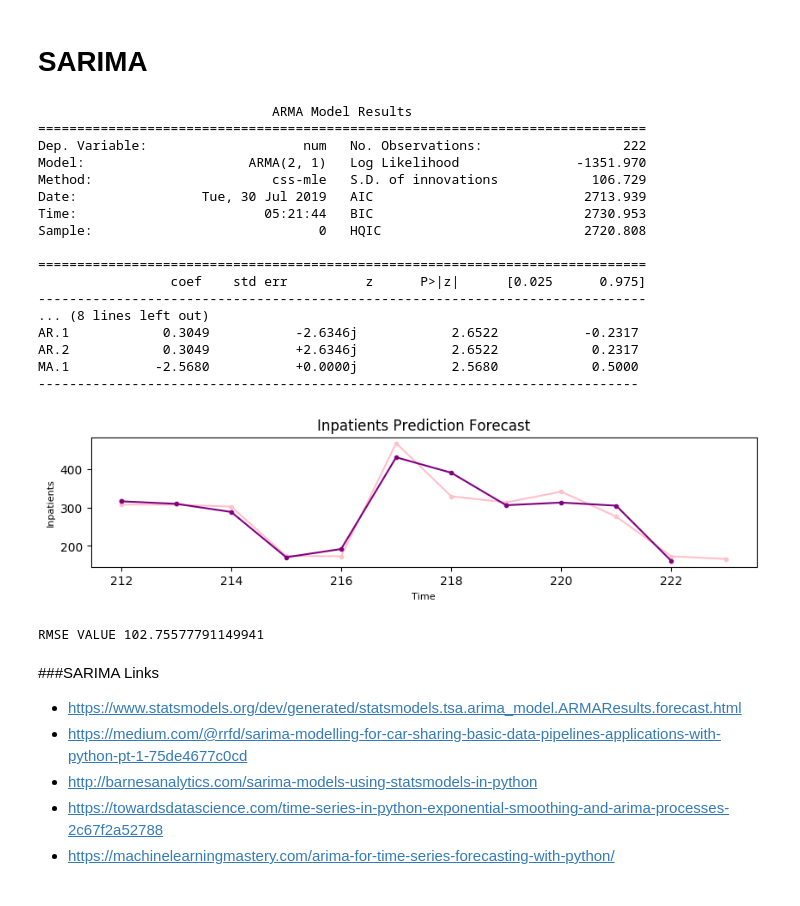
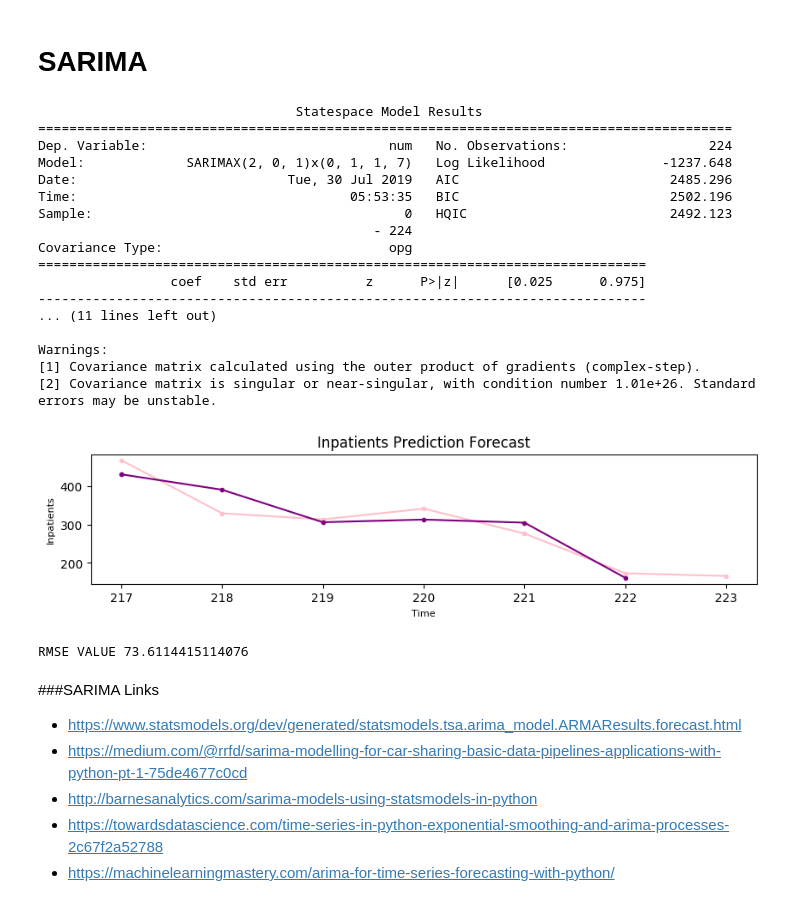
Before and after one commit to thefr33radical/hybrid_forecasting, a Jupyter notebook: code/models.ipynb, the cells around one changed output. Drawn from its saved outputs; the diff is of its cells as text; code cells hidden in the pictures.

```diff
--- a/code/models.ipynb
+++ b/code/models.ipynb
@@ -202,64 +210,63 @@ import numpy as np
 data = pd.read_csv("https://raw.githubusercontent.com/thefr33radical/hybrid_forecasting/master/data/parsed_inpatients.csv", error_bad_lines=False,header=0, parse_dates=[1], index_col=0, squeeze=True)
 data["num"] = data["num"].astype(float)
 # %%
-model=SARIMAX(endog=values,order=(2,0,1),seasonal_order=(0,1,1,7),enforce_invertibility=False)
+model=SARIMAX(endog=data["num"],order=(2,0,1),seasonal_order=(0,1,1,7),enforce_invertibility=False)
 sarima_fit= model.fit()
-print(arima_fit.summary())
+print(sarima_fit.summary())
 # %% [output]
-                              ARMA Model Results
-==============================================================================
-Dep. Variable:                    num   No. Observations:                  222
-Model:                     ARMA(2, 1)   Log Likelihood               -1351.970
-Method:                       css-mle   S.D. of innovations            106.729
-Date:                Tue, 30 Jul 2019   AIC                           2713.939
-Time:                        05:21:44   BIC                           2730.953
-Sample:                             0   HQIC                          2720.808
-
+                                 Statespace Model Results
+=========================================================================================
+Dep. Variable:                               num   No. Observations:                  224
+Model:             SARIMAX(2, 0, 1)x(0, 1, 1, 7)   Log Likelihood               -1237.648
+Date:                           Tue, 30 Jul 2019   AIC                           2485.296
+Time:                                   05:53:35   BIC                           2502.196
+Sample:                                        0   HQIC                          2492.123
+                                           - 224
+Covariance Type:                             opg
 ==============================================================================
                  coef    std err          z      P>|z|      [0.025      0.975]
 ------------------------------------------------------------------------------
-... (8 lines left out)
-AR.1            0.3049           -2.6346j            2.6522           -0.2317
-AR.2            0.3049           +2.6346j            2.6522            0.2317
-MA.1           -2.5680           +0.0000j            2.5680            0.5000
------------------------------------------------------------------------------
+... (11 lines left out)
+
+Warnings:
+[1] Covariance matrix calculated using the outer product of gradients (complex-step).
+[2] Covariance matrix is singular or near-singular, with condition number 1.01e+26. Standard errors may be unstable.
 # %%
 # Rollling Forecast
 
 # Number of days to Forecast Parameter
-end =12
+end =7
 values = data.iloc[:-end,1]
 actual_values = data.iloc[len(data)-end:,1]
 pred_values=[]
 indexes=[]
 
 for i in range(end):
   model=SARIMAX(endog=values,order=(2,0,1),seasonal_order=(0,1,1,7),enforce_invertibility=False)
   sarima_fit= model.fit()
   fnext = sarima_fit.forecast(1)
   indexes.append(fnext.index.values[0])
   pred_values.append(fnext.values[0])
   values = data.iloc[:-end+i,1]
 
 pred_values=pd.Series(pred_values)
 pred_values.index=indexes
 
 #Doubt
 #pred_values=pred_values.shift(-1)[:]
 plt.figure(num=None, figsize=(10, 2), dpi=100,facecolor='w', edgecolor='k')
 plt.xlabel('Time', fontsize=8)
 plt.ylabel('Inpatients', fontsize=8)
 plt.plot(actual_values,marker='.', color='pink')
 plt.plot(pred_values,marker='.', color='purple')
 plt.title("Inpatients Prediction Forecast",fontsize=12)
 plt.show()
 
 # Needs correction ??
 print("RMSE VALUE",math.sqrt(rms(actual_values,pred_values)))
-#print(actual_values,pred_values)
 # %% [output]
-[figure, old version]
+[figure, new version]
-RMSE VALUE 102.75577791149941
+RMSE VALUE 73.6114415114076
 # %% [markdown]
 ###SARIMA Links
 * https://www.statsmodels.org/dev/generated/statsmodels.tsa.arima_model.ARMAResults.forecast.html
```
Also changed, not shown: parts of 3 cells of this notebook.
